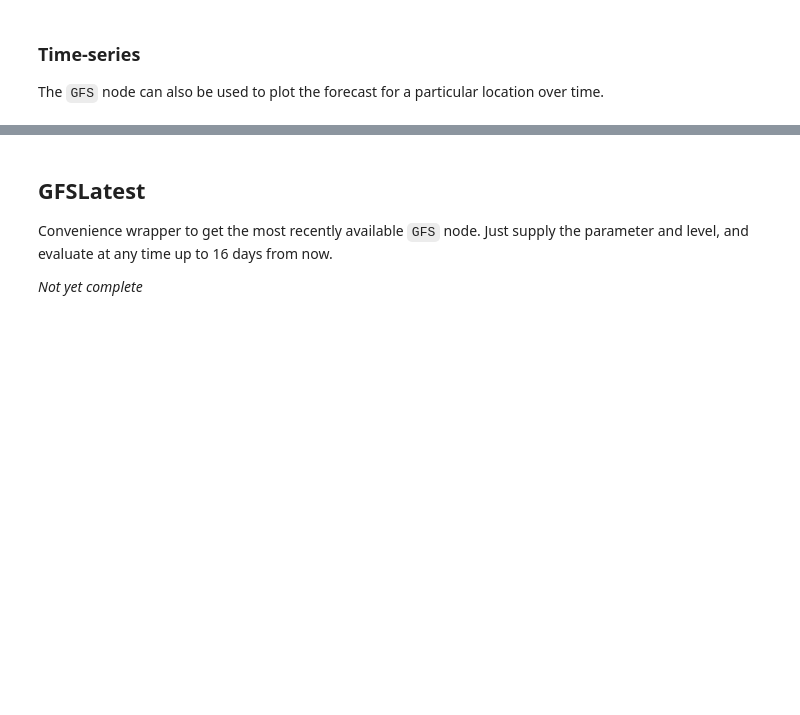
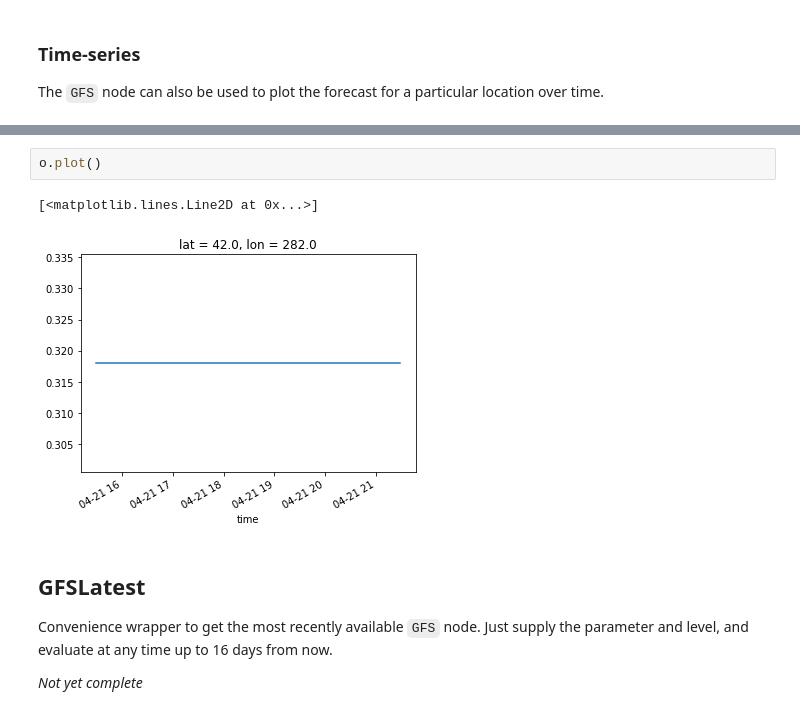
Before and after one commit to creare-com/podpac-examples, a Jupyter notebook: notebooks/5-datalib/gfs.ipynb, the cells around one changed output, grey strips where cells are left out. Saved outputs shown, nothing was run; the diff lists cells and outputs as text; blank space fills up the shorter version.

```diff
--- a/notebooks/5-datalib/gfs.ipynb
+++ b/notebooks/5-datalib/gfs.ipynb
@@ -146,3 +145,8 @@ Attributes:
+# %%
+o.plot()
+# %% [output]
+[<matplotlib.lines.Line2D at 0x...>]
+[figure, added]
 # %% [markdown]
 ## GFSLatest
 
```
Also changed, not shown: parts of 7 cells of this notebook, 3 other files.
